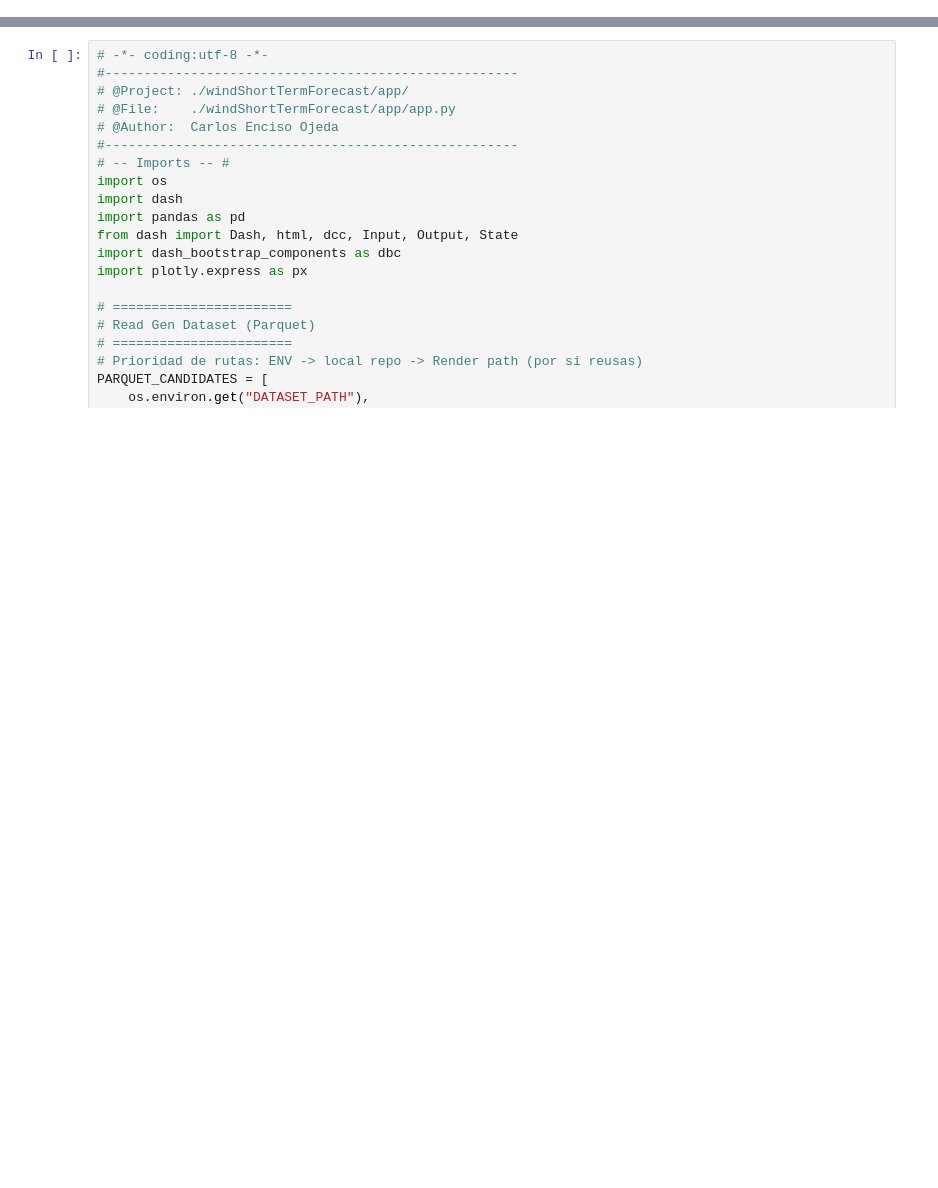
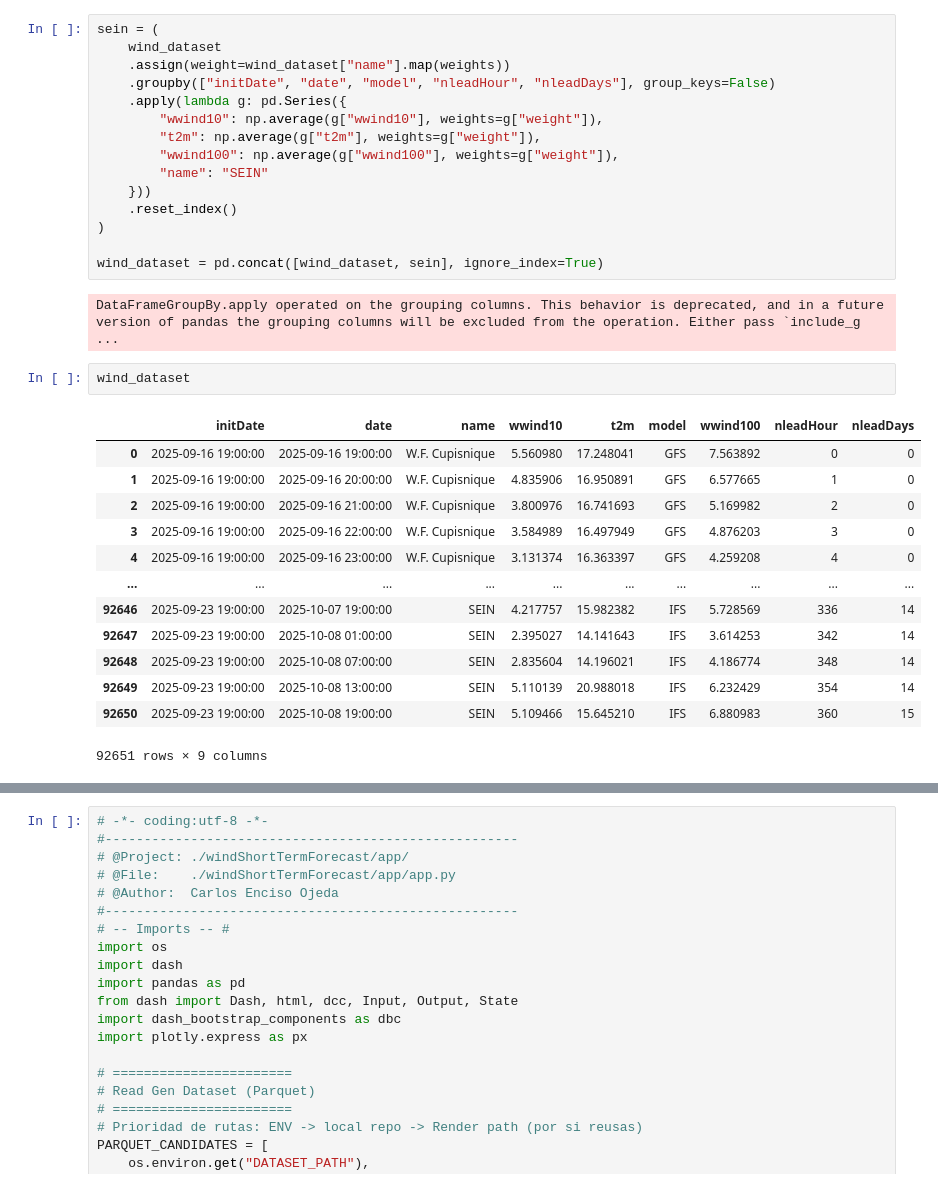
Before and after one commit to carlosenciso/windShortTermForecast, a Jupyter notebook: Notebooks/sample.ipynb, the cells around one changed output, grey strips where cells are left out. Drawn from its saved outputs; the diff is of its cells as text; blank space fills up the shorter version.

```diff
--- a/Notebooks/sample.ipynb
+++ b/Notebooks/sample.ipynb
@@ -544,0 +1794,33 @@ if __name__ == '__main__':
+# %%
+sein = (
+    wind_dataset
+    .assign(weight=wind_dataset["name"].map(weights))
+    .groupby(["initDate", "date", "model", "nleadHour", "nleadDays"], group_keys=False)
+    .apply(lambda g: pd.Series({
+        "wwind10": np.average(g["wwind10"], weights=g["weight"]),
+        "t2m": np.average(g["t2m"], weights=g["weight"]),
+        "wwind100": np.average(g["wwind100"], weights=g["weight"]),
+        "name": "SEIN"
+    }))
+    .reset_index()
+)
+
+wind_dataset = pd.concat([wind_dataset, sein], ignore_index=True)
+# %% [output]
+DataFrameGroupBy.apply operated on the grouping columns. This behavior is deprecated, and in a future version of pandas the grouping columns will be excluded from the operation. Either pass `include_g ...
+# %%
+wind_dataset
+# %% [output]
+|  | initDate | date | name | wwind10 | t2m | model | wwind100 | nleadHour | nleadDays |
+| 0 | 2025-09-16 19:00:00 | 2025-09-16 19:00:00 | W.F. Cupisnique | 5.560980 | 17.248041 | GFS | 7.563892 | 0 | 0 |
+| 1 | 2025-09-16 19:00:00 | 2025-09-16 20:00:00 | W.F. Cupisnique | 4.835906 | 16.950891 | GFS | 6.577665 | 1 | 0 |
+| 2 | 2025-09-16 19:00:00 | 2025-09-16 21:00:00 | W.F. Cupisnique | 3.800976 | 16.741693 | GFS | 5.169982 | 2 | 0 |
+| 3 | 2025-09-16 19:00:00 | 2025-09-16 22:00:00 | W.F. Cupisnique | 3.584989 | 16.497949 | GFS | 4.876203 | 3 | 0 |
+| 4 | 2025-09-16 19:00:00 | 2025-09-16 23:00:00 | W.F. Cupisnique | 3.131374 | 16.363397 | GFS | 4.259208 | 4 | 0 |
+| ... | ... | ... | ... | ... | ... | ... | ... | ... | ... |
+| 92646 | 2025-09-23 19:00:00 | 2025-10-07 19:00:00 | SEIN | 4.217757 | 15.982382 | IFS | 5.728569 | 336 | 14 |
+| 92647 | 2025-09-23 19:00:00 | 2025-10-08 01:00:00 | SEIN | 2.395027 | 14.141643 | IFS | 3.614253 | 342 | 14 |
+| 92648 | 2025-09-23 19:00:00 | 2025-10-08 07:00:00 | SEIN | 2.835604 | 14.196021 | IFS | 4.186774 | 348 | 14 |
+| 92649 | 2025-09-23 19:00:00 | 2025-10-08 13:00:00 | SEIN | 5.110139 | 20.988018 | IFS | 6.232429 | 354 | 14 |
+| 92650 | 2025-09-23 19:00:00 | 2025-10-08 19:00:00 | SEIN | 5.109466 | 15.645210 | IFS | 6.880983 | 360 | 15 |
+92651 rows × 9 columns
```
Also changed, not shown: parts of 12 cells of this notebook, 4 other files.
